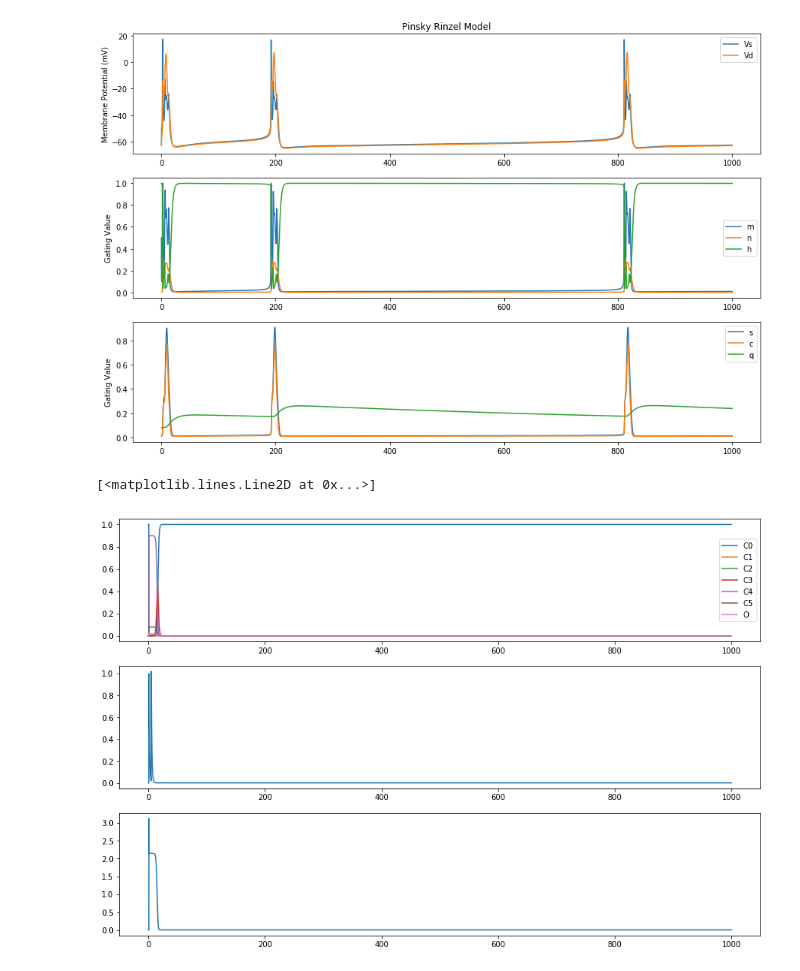
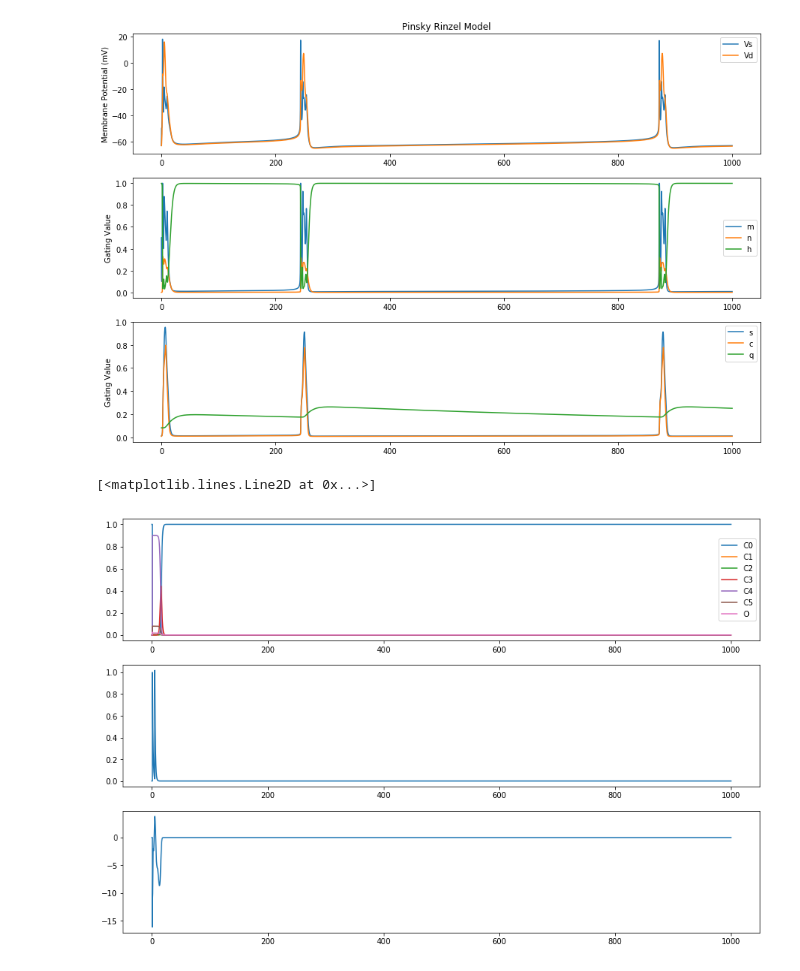
Before and after one commit to vaibhavi5/CA3, a Jupyter notebook: PinskyRinzelwork.ipynb, the cells around one changed output. Drawn from its saved outputs; the diff is of its cells as text; code cells hidden in the pictures.

Commit message:
Pinsky Rinzel Model with AMPAR and I as a function

```diff
--- a/PinskyRinzelwork.ipynb
+++ b/PinskyRinzelwork.ipynb
@@ -21,6 +21,8 @@ Ca = 0.21664282
 Cm = 3
 Gnmda = 0#1.25
 Vnmda = 0
+Gmax = 0.675
+Vsyn = 0
 
 Isapp = 0.75
 Idapp = 0.0
@@ -45,7 +47,7 @@ C5_C4 = 1.90E2
 n_vesicle = 1
 n_Glu = n_vesicle * 3000
 N_AMPAR =  20
-Isingle_max = 6 #Gmax * (V - E)
+#Isingle_max = 6 #Gmax * (Vd - E)
 # %%
 #Alpha and Beta functions and Chi
 #AMPAR Function definition
@@ -124,6 +126,9 @@ def GluA(T):
 
     Glu = interpolate.interp1d(T, Glu)
     return Glu
+
+def Isingle_max(Vd):
+    return Gmax * (Vd - Vsyn)
 # %%
 tmin, tmax, dt = 0, 1000, 0.1
 T = np.arange(tmin,tmax,dt)
@@ -132,7 +137,7 @@ Glu = GluA(T)
 def dVdt(V, t):
     C0, C1, C2, C3, C4, C5, O, Vs, Vd, m, n, h, s, c, q, Ca  = V
 
-    Iampa = N_AMPAR * O * Isingle_max
+    Iampa = N_AMPAR * O * (Isingle_max(Vd))
     try:
         #Equations for currents
         Ina = Gna * m**2 * h * (Vs - Vna) #Mi is minfinity
@@ -179,36 +184,36 @@ sol = odeint(dVdt, V0, T)
 # %%
 C0, C1, C2, C3, C4, C5, O, Vs, Vd, m, n, h, s, c, q, Ca = sol.T
 
-Iampa = N_AMPAR * O * Isingle_max
+Iampa = N_AMPAR * O * Isingle_max(Vd)
 
 plt.figure(figsize=(15, 10))
 
 plt.subplot(3,1,1)
 plt.title('Pinsky Rinzel Model')
 plt.plot(T, Vs, label = 'Vs')
 plt.plot(T, Vd, label = 'Vd')
 plt.ylabel('Membrane Potential (mV)')
 plt.legend()
 
 plt.subplot(3,1,2)
 plt.plot(T, m, label='m')
 plt.plot(T, n, label='n')
 plt.plot(T, h, label='h')
 plt.ylabel('Gating Value')
 plt.legend()
 
 plt.subplot(3,1,3)
 plt.plot(T, s, label='s')
 plt.plot(T, c, label='c')
 plt.plot(T, q, label='q')
 plt.ylabel('Gating Value')
 plt.legend()
 
 plt.savefig('Somatic Input work.png')
 
 plt.show()
 # %% [output]
-[figure, old version]
+[figure, new version]
 # %%
 plt.figure(figsize=(15, 10))
 
@@ -231,7 +236,7 @@ plt.subplot(3,1,3)
 plt.plot(T, Iampa)
 # %% [output]
 [<matplotlib.lines.Line2D at 0x...>]
-[figure, old version]
+[figure, new version]
 # %%
 Vdmin, Vdmax, dVd = -100, 100, 0.1
 Vd = np.arange(Vdmin,Vdmax,dVd)
```
Also changed, not shown: parts of 1 cell of this notebook, 1 other file.
